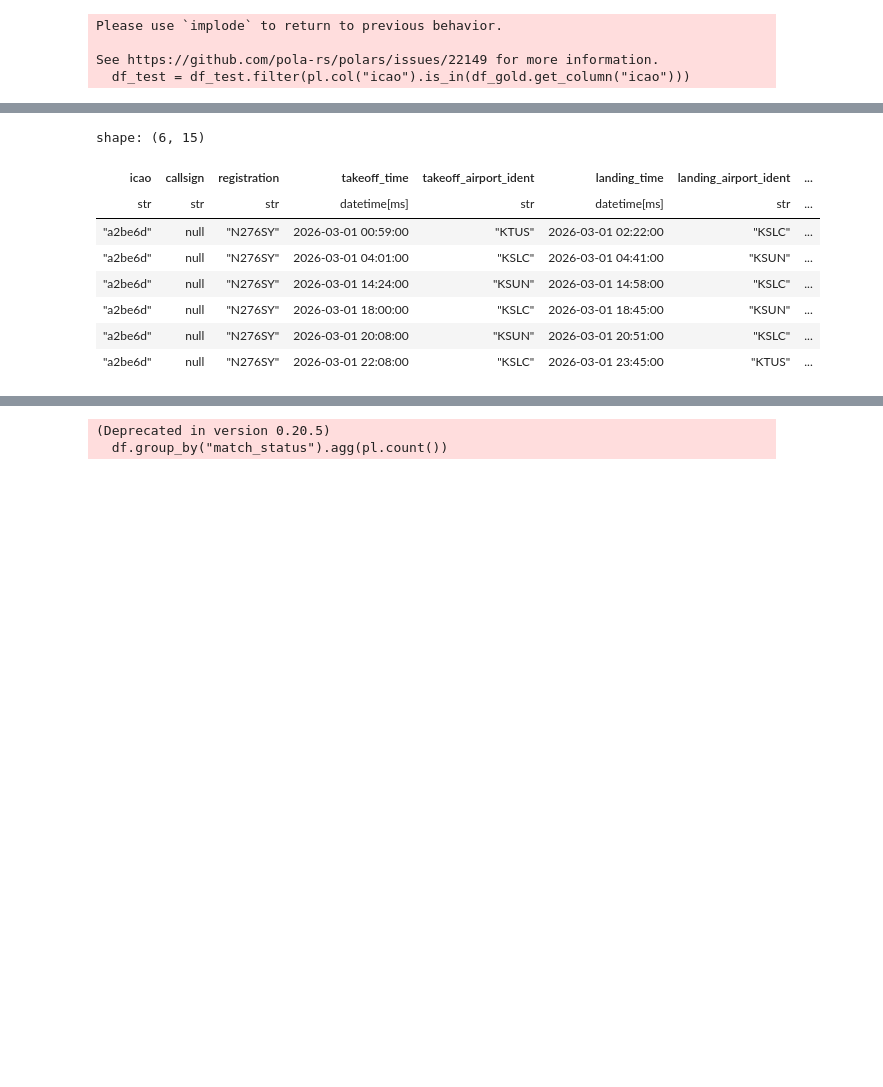
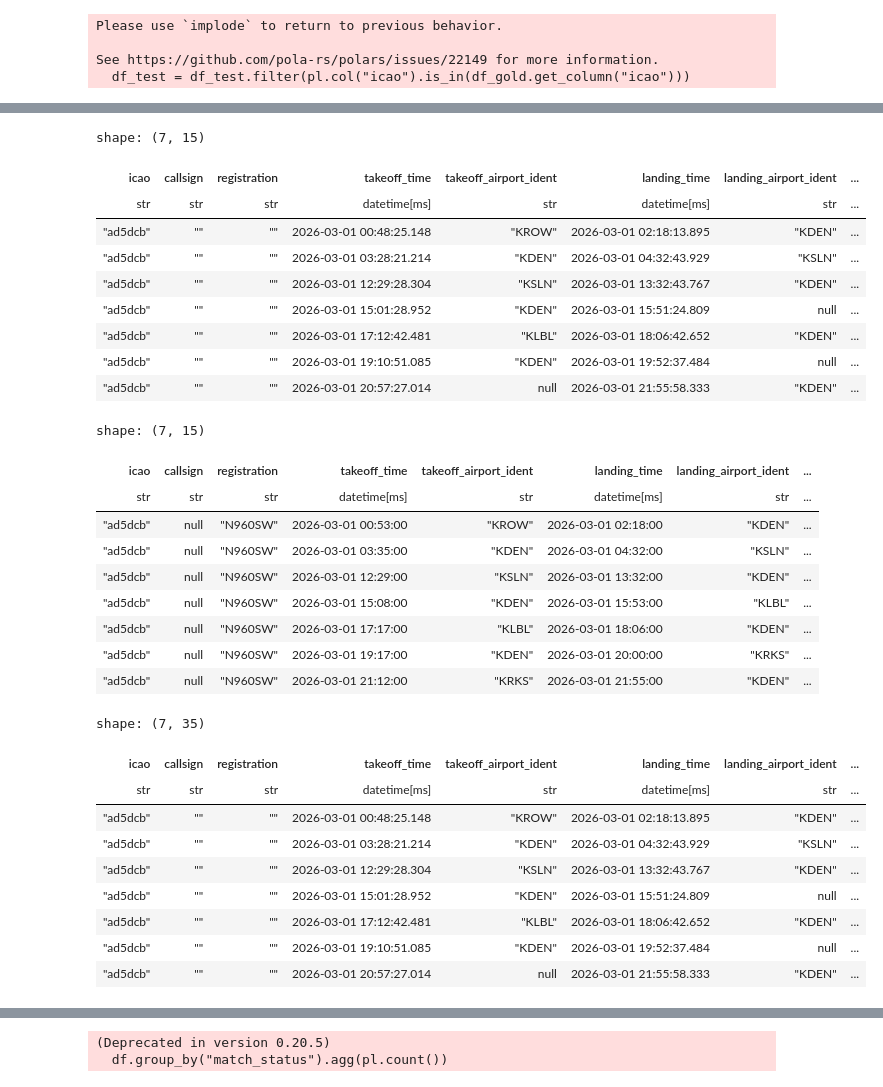
Before and after one commit to PlaneQuery/planequery-data, a Jupyter notebook: notebooks/flights/flights_comparison.ipynb, the cells around one changed output, grey strips where cells are left out. Drawn from its saved outputs; the diff is of its cells as text; code cells hidden in the pictures; blank space fills up the shorter version.

```diff
--- a/notebooks/flights/flights_comparison.ipynb
+++ b/notebooks/flights/flights_comparison.ipynb
@@ -3,6 +3,8 @@ from datetime import date, datetime, timedelta, time
 
 from data_engineering.bts.read_bts_ontime_to_flights import get_bts_flights_for_day
 from data_engineering.adsbx.get_flights import get_adsbx_flights_for_day
+from data_engineering.flights.flight_type import get_flights
+from data_engineering.flights.sfdps_to_flights import get_sfdps_flights_day
 from flights_ai_model.validation import flights_df_comparison
 from data_engineering.adsbx.readsb import read_adsbx_readsb
 from flights.flights_match_adsb import get_matching_icaos_in_flights
@@ -11,9 +13,11 @@ import polars as pl
 test_date = date(2026,3,1)
 df_adsb = read_adsbx_readsb()
 df_gold = get_bts_flights_for_day(test_date)
-df_gold = get_matching_icaos_in_flights(df_gold, df_adsb)
+# df_gold = get_sfdps_flights_day(test_date)
+# df_gold = get_matching_icaos_in_flights(df_gold, df_adsb)
 # df_test = get_adsbx_flights_for_day(test_date)
-df_test = pl.read_parquet('/Volumes/T2-SSD/planequery/data/flights/trad-model/2026-03-01.parquet')
+df_test = get_flights(test_date)
+# df_test = pl.read_parquet('/Volumes/T2-SSD/planequery/data/flights/trad-model/2026-03-01.parquet')
 
 expr = pl.col("takeoff_time").dt.date() == test_date
 df_gold = df_gold.filter(expr)
@@ -43,3 +39,5 @@ shape: (2, 32)
 # %%
-df_test.filter(pl.col("icao") == "a2be6d")
+df = df.select(["icao", "takeoff_time", "landing_time", "takeoff_airport_ident", "landing_airport_ident", "takeoff_airport_ident_df1", "landing_airport_ident_df1", "same_takeoff_airport_ident", "same_landing_airport_ident"])
+df = df.filter(pl.col("same_takeoff_airport_ident") == False)
+df
 # %% [output]
@@ -56,12 +58,36 @@ shape: (7, 15)
 # %%
-df_gold.filter(pl.col("icao") == "a2be6d")
+icao = "ad5dcb"
+display(df_test.filter(pl.col("icao") == icao))
+display(df_gold.filter(pl.col("icao") == icao))
+display(df.filter(pl.col("icao") == icao))
 # %% [output]
-shape: (6, 15)
+shape: (7, 15)
 | icao | callsign | registration | takeoff_time | takeoff_airport_ident | landing_time | landing_airport_ident | ... |
 | str | str | str | datetime[ms] | str | datetime[ms] | str | ... |
-| "a2be6d" | null | "N276SY" | 2026-03-01 00:59:00 | "KTUS" | 2026-03-01 02:22:00 | "KSLC" | ... |
-| "a2be6d" | null | "N276SY" | 2026-03-01 04:01:00 | "KSLC" | 2026-03-01 04:41:00 | "KSUN" | ... |
-| "a2be6d" | null | "N276SY" | 2026-03-01 14:24:00 | "KSUN" | 2026-03-01 14:58:00 | "KSLC" | ... |
-| "a2be6d" | null | "N276SY" | 2026-03-01 18:00:00 | "KSLC" | 2026-03-01 18:45:00 | "KSUN" | ... |
-| "a2be6d" | null | "N276SY" | 2026-03-01 20:08:00 | "KSUN" | 2026-03-01 20:51:00 | "KSLC" | ... |
-| "a2be6d" | null | "N276SY" | 2026-03-01 22:08:00 | "KSLC" | 2026-03-01 23:45:00 | "KTUS" | ... |
+| "ad5dcb" | "" | "" | 2026-03-01 00:48:25.148 | "KROW" | 2026-03-01 02:18:13.895 | "KDEN" | ... |
+| "ad5dcb" | "" | "" | 2026-03-01 03:28:21.214 | "KDEN" | 2026-03-01 04:32:43.929 | "KSLN" | ... |
+| "ad5dcb" | "" | "" | 2026-03-01 12:29:28.304 | "KSLN" | 2026-03-01 13:32:43.767 | "KDEN" | ... |
+| "ad5dcb" | "" | "" | 2026-03-01 15:01:28.952 | "KDEN" | 2026-03-01 15:51:24.809 | null | ... |
+| "ad5dcb" | "" | "" | 2026-03-01 17:12:42.481 | "KLBL" | 2026-03-01 18:06:42.652 | "KDEN" | ... |
+| "ad5dcb" | "" | "" | 2026-03-01 19:10:51.085 | "KDEN" | 2026-03-01 19:52:37.484 | null | ... |
+| "ad5dcb" | "" | "" | 2026-03-01 20:57:27.014 | null | 2026-03-01 21:55:58.333 | "KDEN" | ... |
+shape: (7, 15)
+| icao | callsign | registration | takeoff_time | takeoff_airport_ident | landing_time | landing_airport_ident | ... |
+| str | str | str | datetime[ms] | str | datetime[ms] | str | ... |
+| "ad5dcb" | null | "N960SW" | 2026-03-01 00:53:00 | "KROW" | 2026-03-01 02:18:00 | "KDEN" | ... |
+| "ad5dcb" | null | "N960SW" | 2026-03-01 03:35:00 | "KDEN" | 2026-03-01 04:32:00 | "KSLN" | ... |
+| "ad5dcb" | null | "N960SW" | 2026-03-01 12:29:00 | "KSLN" | 2026-03-01 13:32:00 | "KDEN" | ... |
+| "ad5dcb" | null | "N960SW" | 2026-03-01 15:08:00 | "KDEN" | 2026-03-01 15:53:00 | "KLBL" | ... |
+| "ad5dcb" | null | "N960SW" | 2026-03-01 17:17:00 | "KLBL" | 2026-03-01 18:06:00 | "KDEN" | ... |
+| "ad5dcb" | null | "N960SW" | 2026-03-01 19:17:00 | "KDEN" | 2026-03-01 20:00:00 | "KRKS" | ... |
+| "ad5dcb" | null | "N960SW" | 2026-03-01 21:12:00 | "KRKS" | 2026-03-01 21:55:00 | "KDEN" | ... |
+shape: (7, 35)
+| icao | callsign | registration | takeoff_time | takeoff_airport_ident | landing_time | landing_airport_ident | ... |
+| str | str | str | datetime[ms] | str | datetime[ms] | str | ... |
+| "ad5dcb" | "" | "" | 2026-03-01 00:48:25.148 | "KROW" | 2026-03-01 02:18:13.895 | "KDEN" | ... |
+| "ad5dcb" | "" | "" | 2026-03-01 03:28:21.214 | "KDEN" | 2026-03-01 04:32:43.929 | "KSLN" | ... |
+| "ad5dcb" | "" | "" | 2026-03-01 12:29:28.304 | "KSLN" | 2026-03-01 13:32:43.767 | "KDEN" | ... |
+| "ad5dcb" | "" | "" | 2026-03-01 15:01:28.952 | "KDEN" | 2026-03-01 15:51:24.809 | null | ... |
+| "ad5dcb" | "" | "" | 2026-03-01 17:12:42.481 | "KLBL" | 2026-03-01 18:06:42.652 | "KDEN" | ... |
+| "ad5dcb" | "" | "" | 2026-03-01 19:10:51.085 | "KDEN" | 2026-03-01 19:52:37.484 | null | ... |
+| "ad5dcb" | "" | "" | 2026-03-01 20:57:27.014 | null | 2026-03-01 21:55:58.333 | "KDEN" | ... |
```
Also changed, not shown: parts of 5 cells of this notebook, 3 other files.
